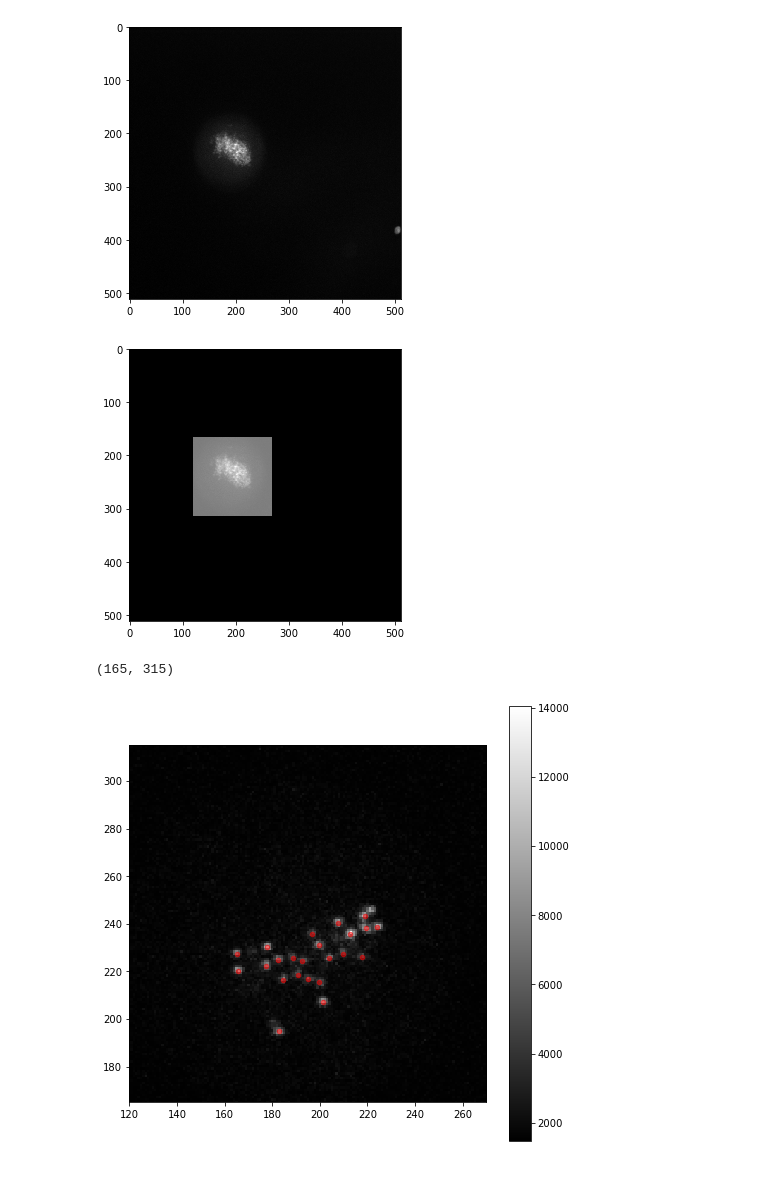
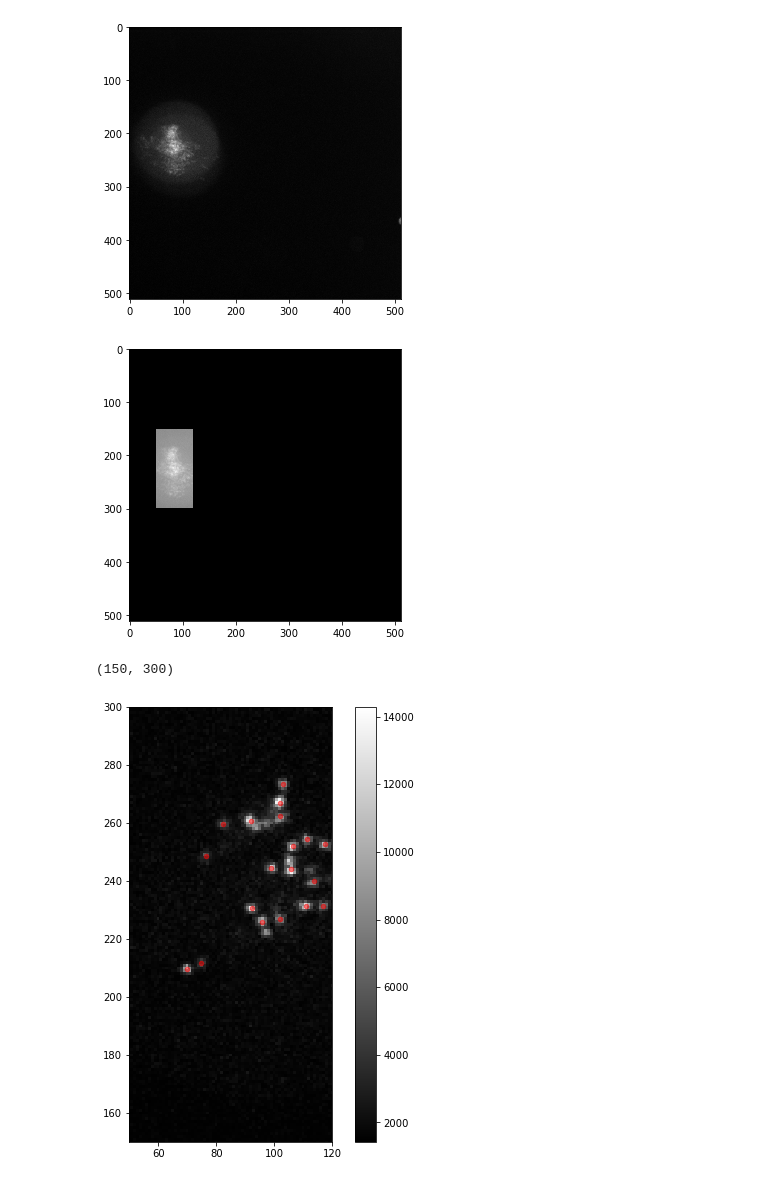
Before and after one commit to elifesciences-publications/AuroraConcentrationAnalysis, a Jupyter notebook: lineprofAnalysis.ipynb, the cells around one changed output. Drawn from its saved outputs; the diff is of its cells as text; code cells hidden in the pictures.

```diff
--- a/lineprofAnalysis.ipynb
+++ b/lineprofAnalysis.ipynb
@@ -19,3 +16,6 @@ path = '20171012_ImageSequences/DMSO_01Pos10/'
+# %%
+dataname = 'ZM_02Pos1'
+path = '20171021_ImageSequences_cTY31/ZM_02Pos1/'
 # %%
 fnames = listdir(path)
 fnames = np.sort(fnames)
@@ -74,12 +74,12 @@ import trackpy as tp
 fig = plt.figure(figsize=(5,5))
 ax = plt.imshow(df_combined['image488'].sum(),cmap='gray')
 # %% [output]
-[figure, old version]
+[figure, new version]
 # %%
 #set ROI
-xc=120
-yc=165
-w = 150
+xc=50
+yc=150
+w = 70
 h = 150
 ROI = np.zeros_like(dat[0]['image'])
 ROI[yc:(yc+h),xc:(xc+w)] = 1
@@ -87,28 +87,28 @@ ROI[yc:(yc+h),xc:(xc+w)] = 1
 fig = plt.figure(figsize=(5,5))
 ax = plt.imshow(df_combined['image488'].sum()*ROI,cmap='gray')
 # %% [output]
-[figure, old version]
+[figure, new version]
 # %%
-ind = 50
-minmass=7000
-thres = 99
+ind = 0
+minmass=10000
+thres = 95
 dia = 7
 sep = 4
 
 f = tp.locate(df_combined.iloc[ind]['image488'],dia,percentile=thres,engine='python',
               topn=40,minmass=minmass,separation=sep,)
 A = f[['x','y']].values
 f
 
 fig = plt.figure(figsize=(8,8))
 ax = plt.imshow(df_combined.iloc[ind]['image488'],cmap='gray')
 plt.scatter(A[:,0],A[:,1],20,color='r',alpha=0.5)
 plt.colorbar(ax)
 plt.xlim([xc,(xc+w)])
 plt.ylim([yc,(yc+h)])
 # %% [output]
-(165, 315)
+(150, 300)
-[figure, old version]
+[figure, new version]
 # %%
 f['mass']
 # %% [output]
```
Also changed, not shown: parts of 12 cells of this notebook, 2 other files.
